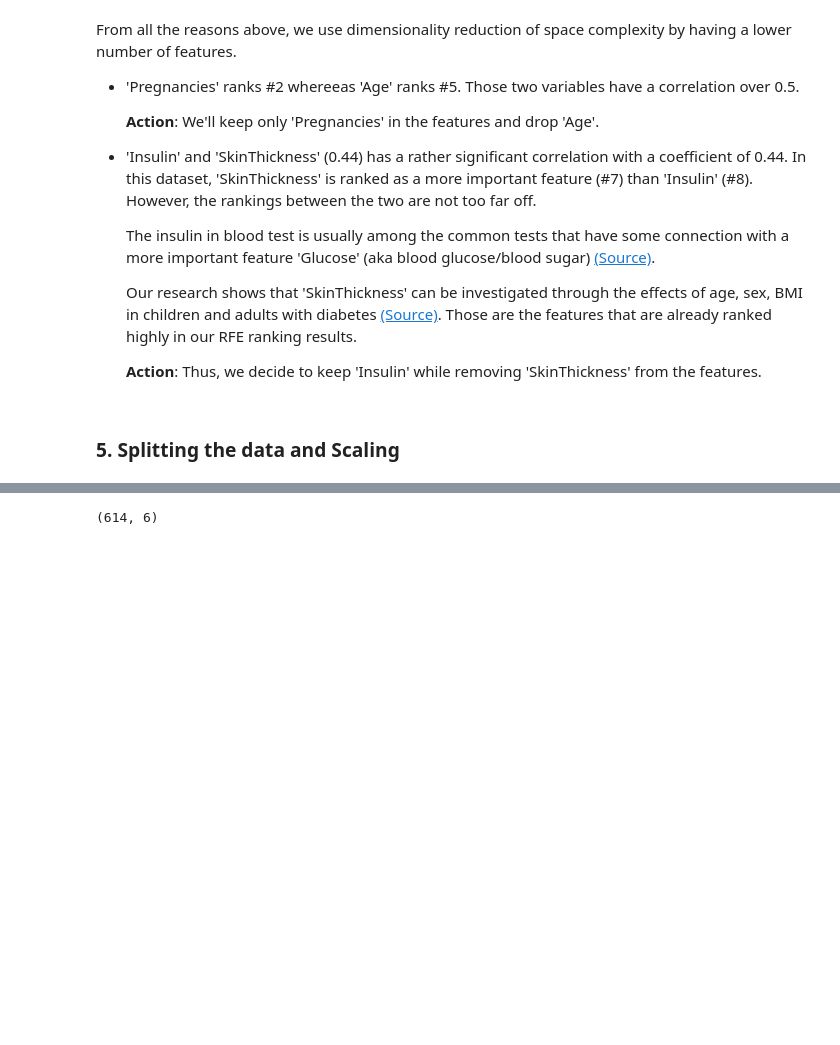
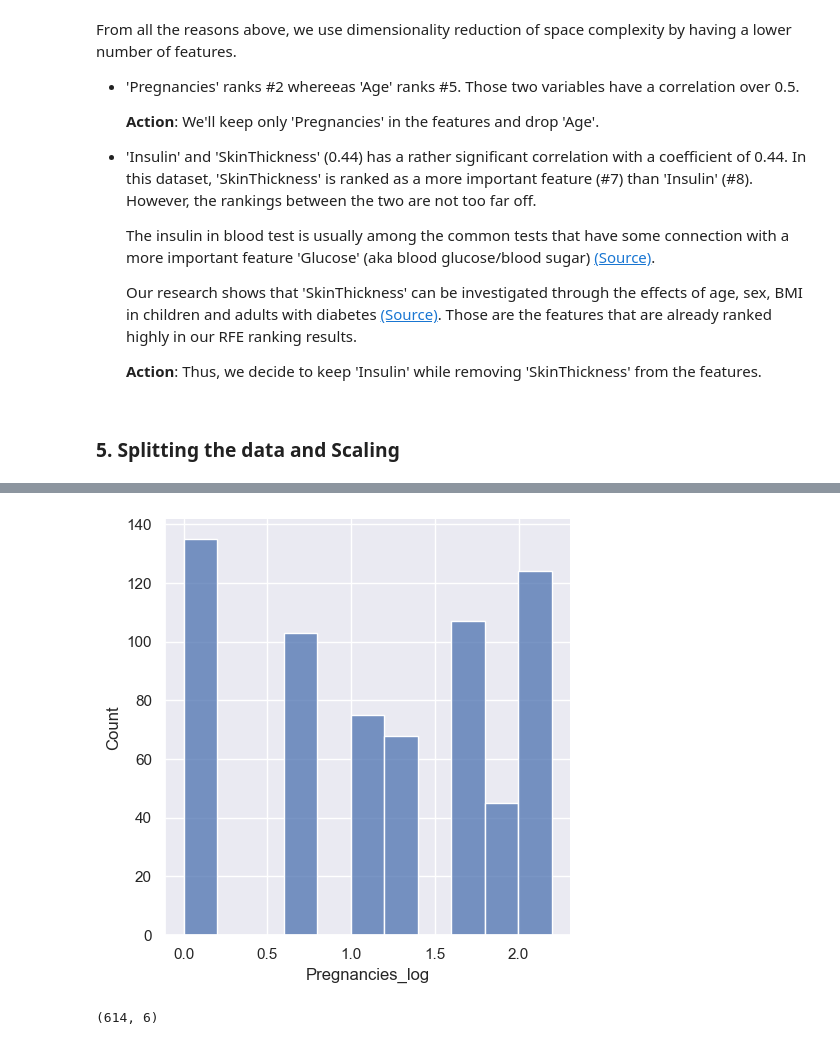
Before and after one commit to TeeNguyenDA/Diabetes-Prediction-Supervised-Learning, a Jupyter notebook: Supervised Learning - Project.ipynb, the cells around one changed output, grey strips where cells are left out. Cells and saved outputs as stored; diff of their text form; code cells hidden in the pictures; blank space fills up the shorter version.

```diff
--- a/Supervised Learning - Project.ipynb
+++ b/Supervised Learning - Project.ipynb
@@ -526,3 +530,15 @@ X.drop(['Age', 'SkinThickness'], axis=1, inplace=True)
+# %%
+# Test log transformation on 'Pregnancies' on X
+X['Pregnancies_log'] = X['Pregnancies'].apply(np.log)
+
+# Visualize the logarithmic transformation of 'Pregnancies_log'
+# Not quite the normal distribution that we want
+sns.displot(X['Pregnancies_log'])
+
+# Drop the trial 'Pregnancies_log' columns we previously created in the X (features) data
+X = X.drop('Pregnancies_log', axis=1)
+# %% [output]
+[figure, added]
 # %%
 # Split data into training and test set with 80% training, 20% testing
 X_train, X_test,y_train,y_test = train_test_split(X, y, test_size=0.2, random_state=42)
```
Also changed, not shown: parts of 4 cells of this notebook.
